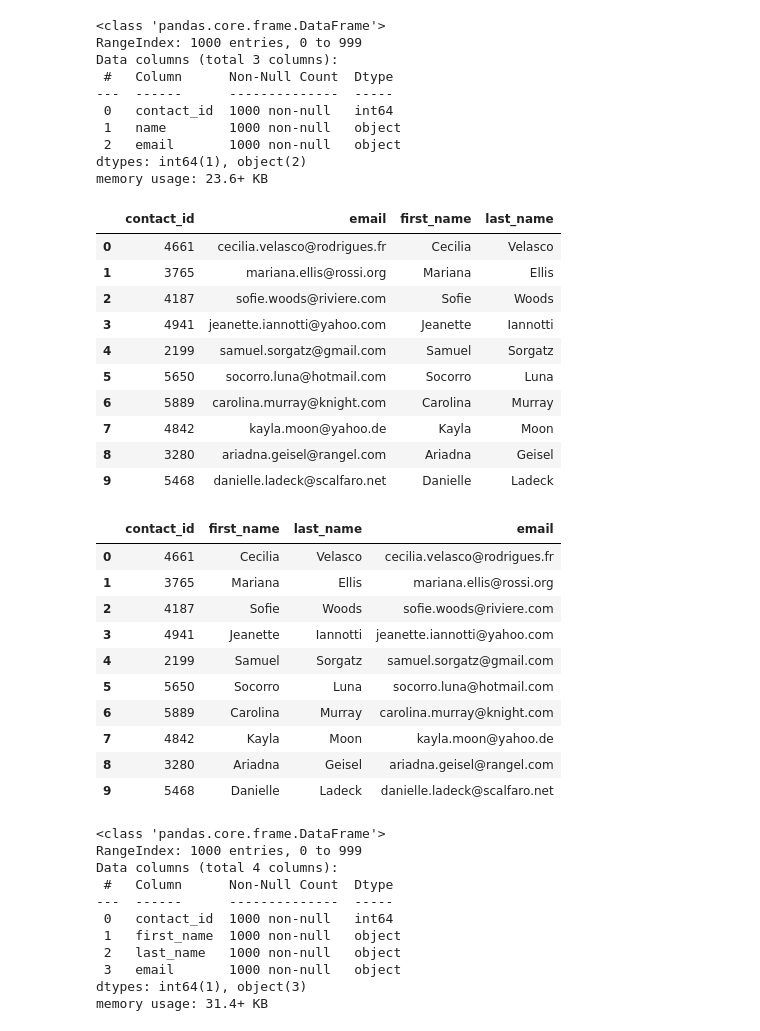
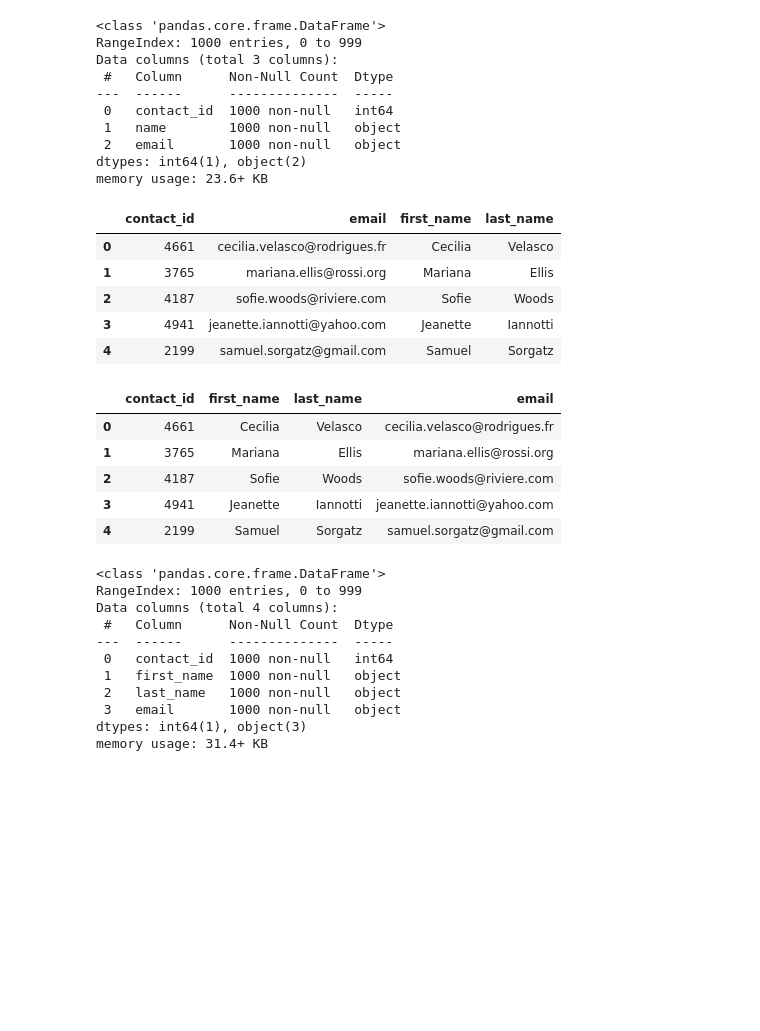
Before and after one commit to LizHepler/Crowdfunding_ETL, a Jupyter notebook: ETL_Mini_Project_EHepler_PGunapooti_TSantiago.ipynb, the cells around one changed output. Cells and saved outputs as stored; diff of their text form; code cells hidden in the pictures; blank space fills up the shorter version.

```diff
--- a/ETL_Mini_Project_EHepler_PGunapooti_TSantiago.ipynb
+++ b/ETL_Mini_Project_EHepler_PGunapooti_TSantiago.ipynb
@@ -303,17 +303,18 @@ import json
 dict_values = []
 
 # Iterate through the contact_info_df and convert each row to a dictionary.
-
-
+rows = contact_info_df.iterrows()
+for row in rows:
     # Append the converted row to a list.
-
-
+    dict_values.append(json.loads(row[1].values[0]))
 # Print out the list of dictionaries
 print(dict_values)
 # %% [output]
 [{'contact_id': 4661, 'name': 'Cecilia Velasco', 'email': 'cecilia.velasco@rodrigues.fr'}, {'contact_id': 3765, 'name': 'Mariana Ellis', 'email': 'mariana.ellis@rossi.org'}, {'contact_id': 4187, 'name ...
 # %%
 # Create a contacts_df DataFrame from the list of dictionaries
+contacts_df = pd.DataFrame(dict_values)
+contacts_df.head()
 # %% [output]
 |  | contact_id | name | email |
 | 0 | 4661 | Cecilia Velasco | cecilia.velasco@rodrigues.fr |
@@ -336,23 +338,26 @@ dtypes: int64(1), object(2)
 memory usage: 23.6+ KB
 # %%
 # Create a "first"name" and "last_name" column with the first and last names from the "name" column.
+names = contacts_df['name'].str.split(' ')
+names_list = []
+for name in names:
+    names_list.append(name)
 
-
+contacts_df[['first_name','last_name']] = names_list
 # Drop the contact_name column
+contacts_df.drop('name',axis=1,inplace=True)
+contacts_df.head()
 # %% [output]
 |  | contact_id | email | first_name | last_name |
 | 0 | 4661 | cecilia.velasco@rodrigues.fr | Cecilia | Velasco |
 | 1 | 3765 | mariana.ellis@rossi.org | Mariana | Ellis |
 | 2 | 4187 | sofie.woods@riviere.com | Sofie | Woods |
 | 3 | 4941 | jeanette.iannotti@yahoo.com | Jeanette | Iannotti |
 | 4 | 2199 | samuel.sorgatz@gmail.com | Samuel | Sorgatz |
-| 5 | 5650 | socorro.luna@hotmail.com | Socorro | Luna |
-| 6 | 5889 | carolina.murray@knight.com | Carolina | Murray |
-| 7 | 4842 | kayla.moon@yahoo.de | Kayla | Moon |
-| 8 | 3280 | ariadna.geisel@rangel.com | Ariadna | Geisel |
-| 9 | 5468 | danielle.ladeck@scalfaro.net | Danielle | Ladeck |
 # %%
 # Reorder the columns
+contacts_df=contacts_df[['contact_id','first_name','last_name','email']]
+contacts_df.head()
 # %% [output]
 |  | contact_id | first_name | last_name | email |
 | 0 | 4661 | Cecilia | Velasco | cecilia.velasco@rodrigues.fr |
@@ -360,10 +365,5 @@ memory usage: 23.6+ KB
 | 2 | 4187 | Sofie | Woods | sofie.woods@riviere.com |
 | 3 | 4941 | Jeanette | Iannotti | jeanette.iannotti@yahoo.com |
 | 4 | 2199 | Samuel | Sorgatz | samuel.sorgatz@gmail.com |
-| 5 | 5650 | Socorro | Luna | socorro.luna@hotmail.com |
-| 6 | 5889 | Carolina | Murray | carolina.murray@knight.com |
-| 7 | 4842 | Kayla | Moon | kayla.moon@yahoo.de |
-| 8 | 3280 | Ariadna | Geisel | ariadna.geisel@rangel.com |
-| 9 | 5468 | Danielle | Ladeck | danielle.ladeck@scalfaro.net |
 # %%
 # Check the datatypes one more time before exporting as CSV file.
```
Also changed, not shown: parts of 3 cells of this notebook, 1 other file.
